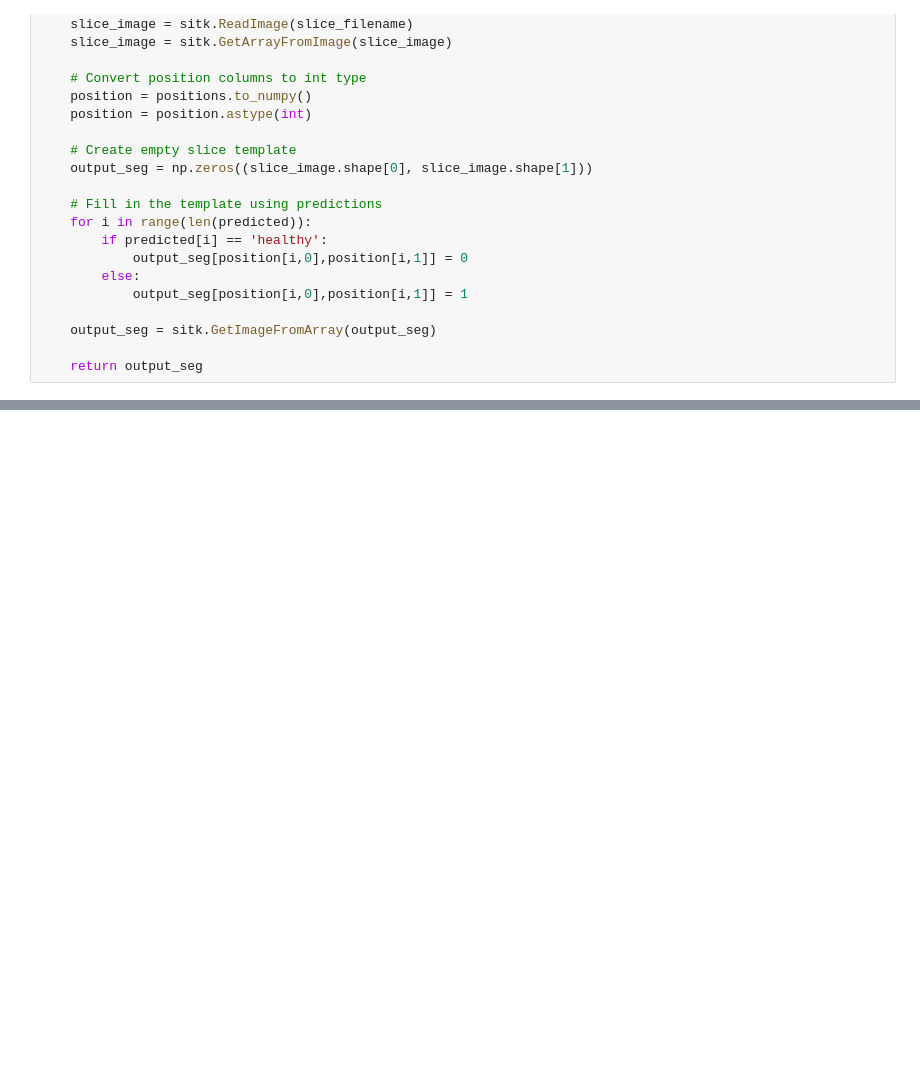
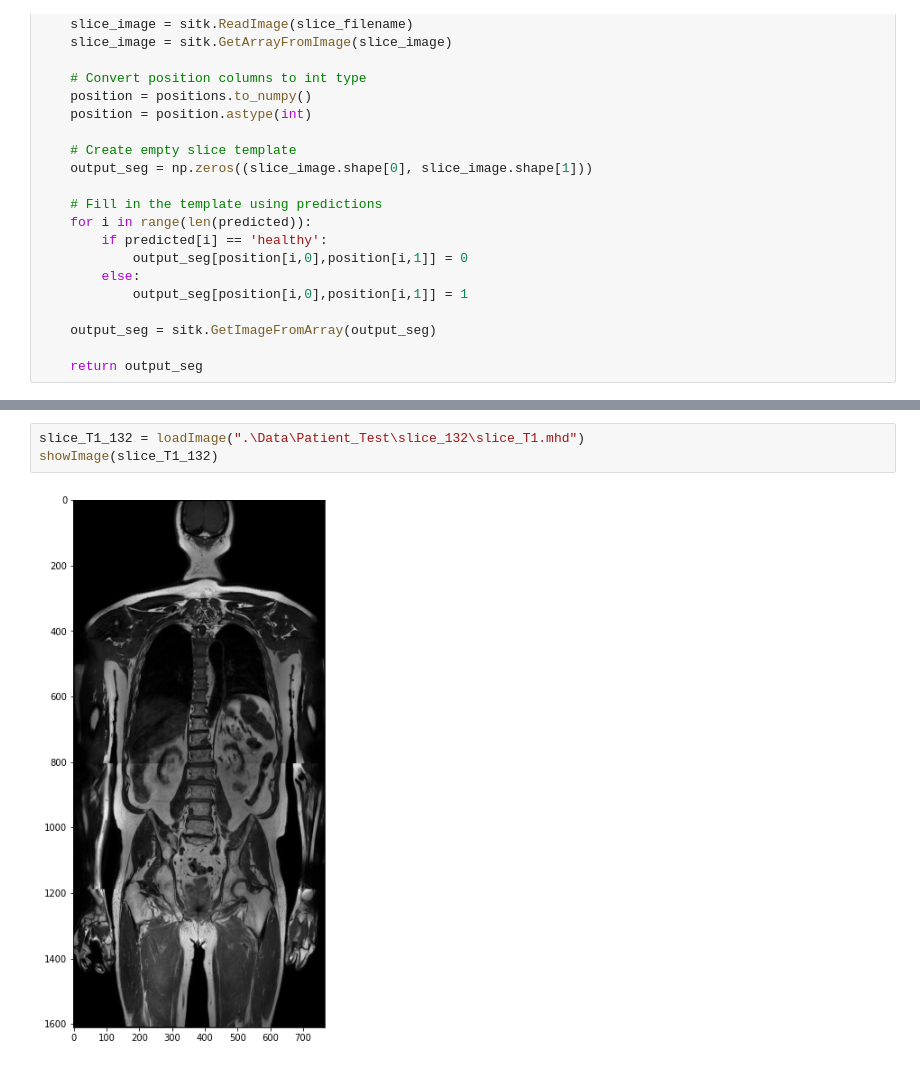
Before and after one commit to abishek1233/Clinical-Decision-Practicals, a Jupyter notebook: WPO3/WPO3.ipynb, the cells around one changed output, grey strips where cells are left out. Cells and saved outputs as stored; diff of their text form; blank space fills up the shorter version.

```diff
--- a/WPO3/WPO3.ipynb
+++ b/WPO3/WPO3.ipynb
@@ -404,0 +422,5 @@ def reconstruct_segmentation_image(predicted, positions, slice_filename):
+# %%
+slice_T1_132 = loadImage(".\Data\Patient_Test\slice_132\slice_T1.mhd")
+showImage(slice_T1_132)
+# %% [output]
+[figure, added]
```
Also changed, not shown: parts of 12 cells of this notebook.
